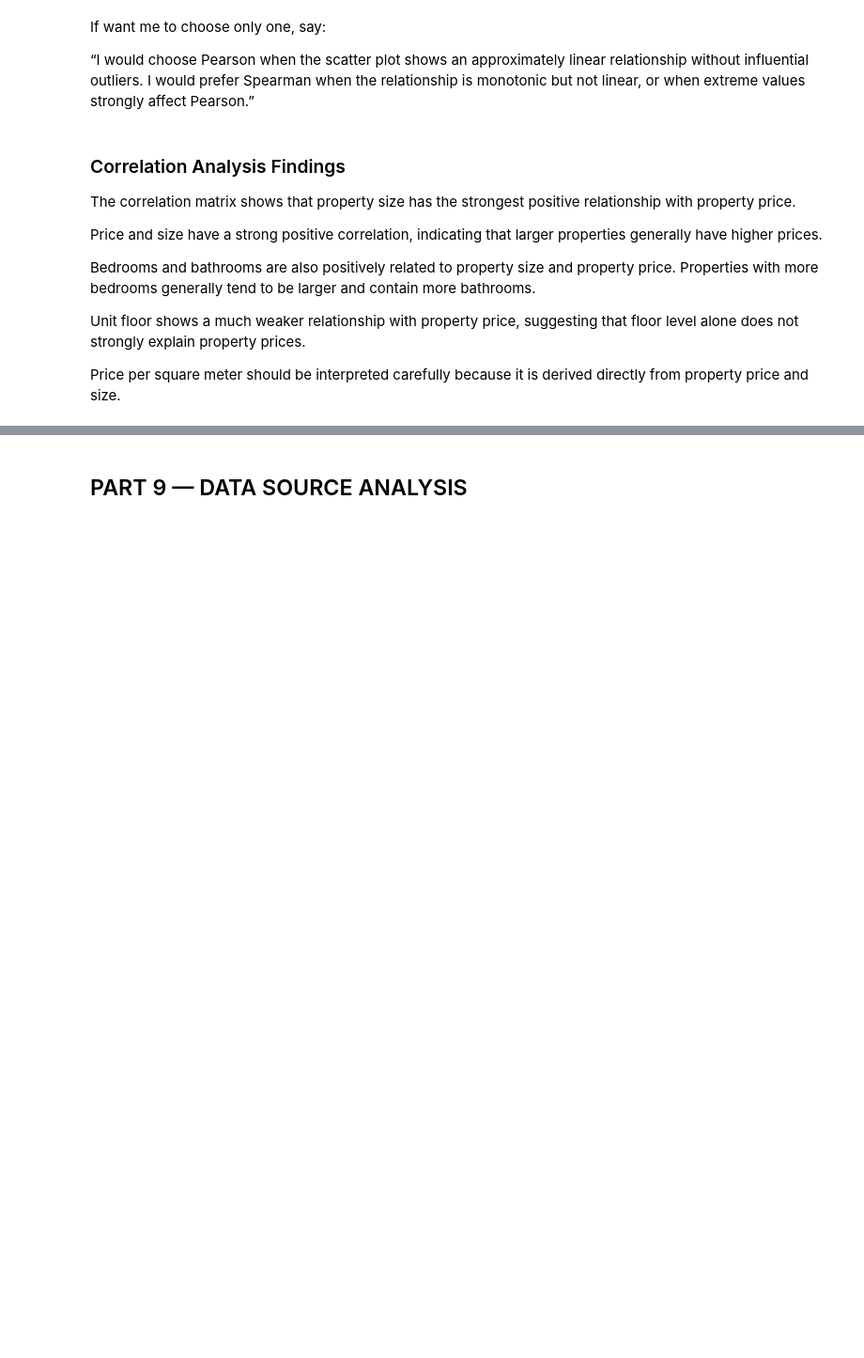
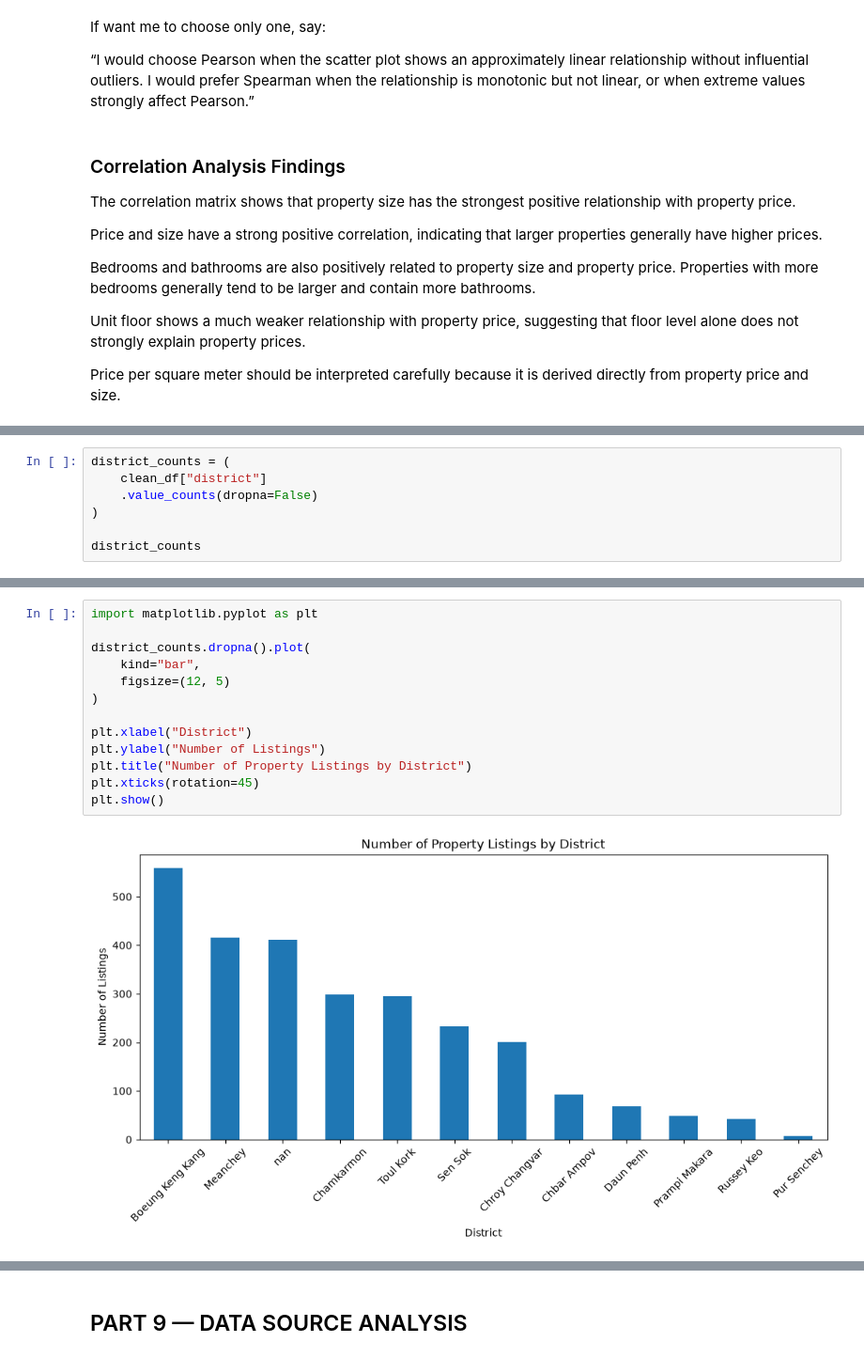
Before and after one commit to sengmengchho/PP_PropertyLens, a Jupyter notebook: notebooks/EDA_Gold.ipynb, the cells around one changed output, grey strips where cells are left out. Shown at 94% size. Drawn from its saved outputs; the diff is of its cells as text; blank space fills up the shorter version.

```diff
--- a/notebooks/EDA_Gold.ipynb
+++ b/notebooks/EDA_Gold.ipynb
@@ -1762,0 +1496,7 @@ derived directly from property price and size.
+# %%
+district_counts = (
+    clean_df["district"]
+    .value_counts(dropna=False)
+)
+
+district_counts
@@ -1762,0 +1518,15 @@ derived directly from property price and size.
+# %%
+import matplotlib.pyplot as plt
+
+district_counts.dropna().plot(
+    kind="bar",
+    figsize=(12, 5)
+)
+
+plt.xlabel("District")
+plt.ylabel("Number of Listings")
+plt.title("Number of Property Listings by District")
+plt.xticks(rotation=45)
+plt.show()
+# %% [output]
+[figure, added]
```
Also changed, not shown: parts of 99 cells of this notebook.
